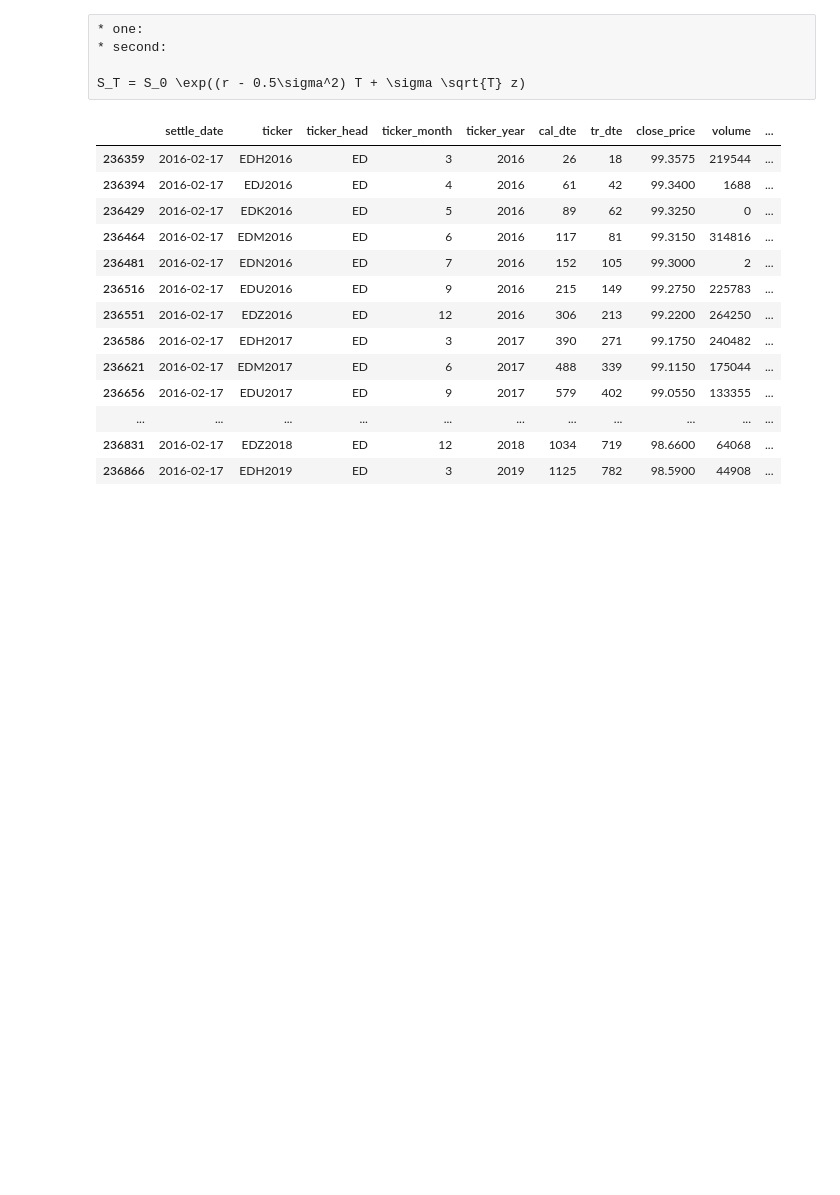
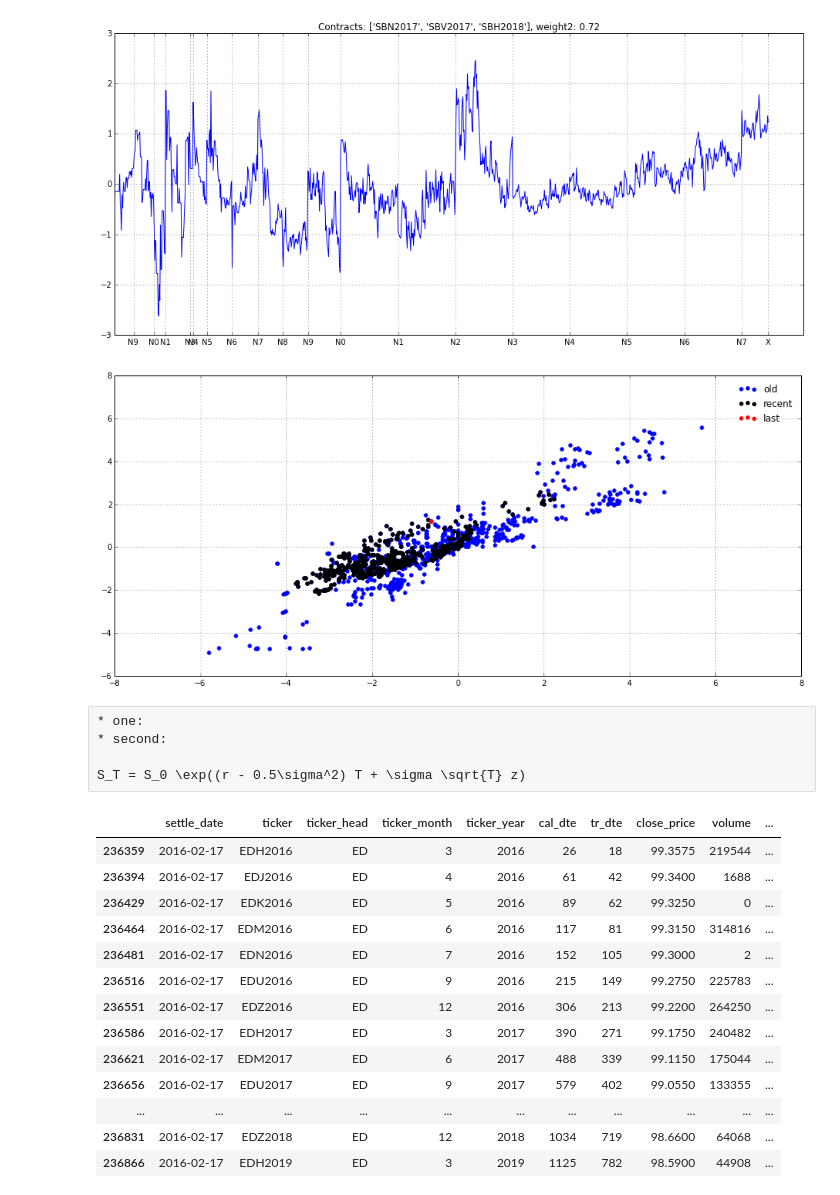
Before and after one commit to d0p34m1n3/repo_barbarossa, a Jupyter notebook: PycharmProjects/ta/analysis.ipynb, the cells around one changed output. Drawn from its saved outputs; the diff is of its cells as text; code cells hidden in the pictures; blank space fills up the shorter version.

```diff
--- a/PycharmProjects/ta/analysis.ipynb
+++ b/PycharmProjects/ta/analysis.ipynb
@@ -3,15 +3,18 @@ import contract_utilities.expiration as exp
 report_date = exp.doubledate_shift_bus_days()
 # %%
 
-#%matplotlib inline
+%matplotlib inline
 import futures_charts.futures_curve as fc
 #fc.get_futures_curve_chart_4date(ticker_head='NG',settle_date=report_date,tr_dte_limit=600)  # 600
 
-no = 34
+no = 89
 
 #aggregation_method, contracts_back
-#bf_signals_output = fc.get_butterfly_panel_plot(report_date=report_date,id=no)   # 315 so much to clean!!!
+bf_signals_output = fc.get_butterfly_panel_plot(report_date=report_date,id=no)   # 315 so much to clean!!!
 bf_signals_output = fc.get_butterfly_scatter_plot(report_date=report_date,id=no)
+# %% [output]
+[figure, added]
+[figure, added]
 # %% [raw]
 * one:
 * second:
```
Also changed, not shown: 22 other files.
